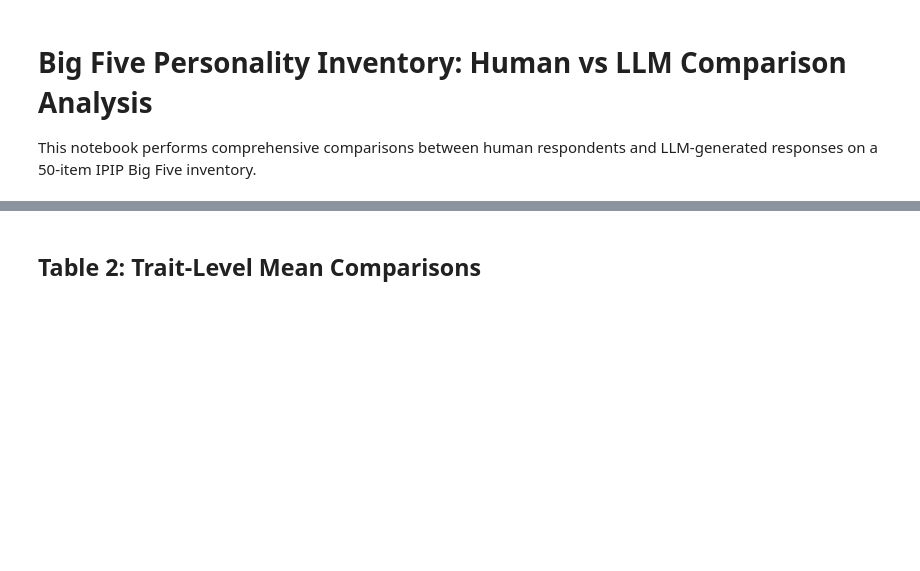
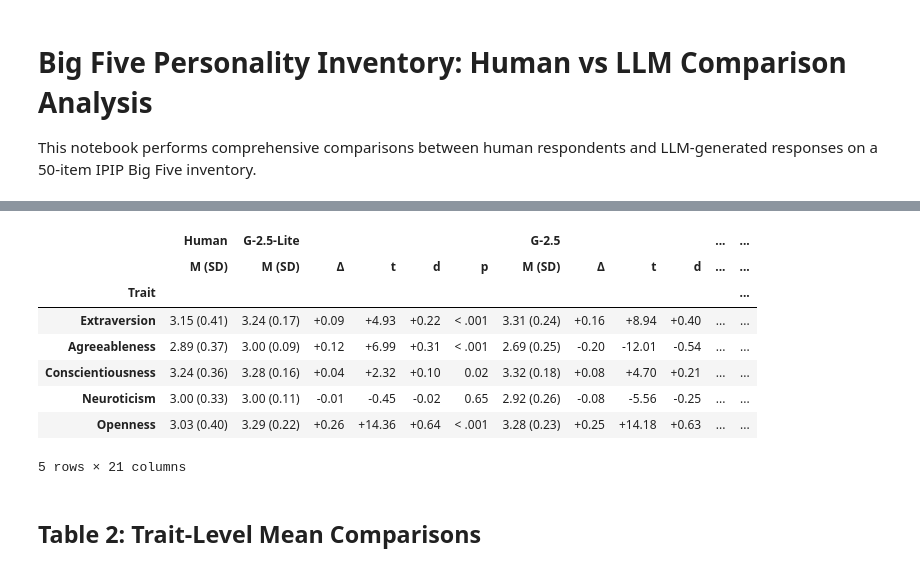
Before and after one commit to arshchowdhry1998/Human-and-LLM-distribution-, a Jupyter notebook: big_five_comparison_analysis.ipynb, the cells around one changed output, grey strips where cells are left out. Cells and saved outputs as stored; diff of their text form; code cells hidden in the pictures; blank space fills up the shorter version.

```diff
--- a/big_five_comparison_analysis.ipynb
+++ b/big_five_comparison_analysis.ipynb
@@ -160,3 +322,15 @@ def compute_trait_scores(df: pd.DataFrame) -> pd.DataFrame:
+# %%
+table_df
+# %% [output]
+|  | Human | G-2.5-Lite |  |  |  |  | G-2.5 |  |  |  | ... | ... |
+|  | M (SD) | M (SD) | Δ | t | d | p | M (SD) | Δ | t | d | ... | ... |
+| Trait |  |  |  |  |  |  |  |  |  |  |  | ... |
+| Extraversion | 3.15 (0.41) | 3.24 (0.17) | +0.09 | +4.93 | +0.22 | < .001 | 3.31 (0.24) | +0.16 | +8.94 | +0.40 | ... | ... |
+| Agreeableness | 2.89 (0.37) | 3.00 (0.09) | +0.12 | +6.99 | +0.31 | < .001 | 2.69 (0.25) | -0.20 | -12.01 | -0.54 | ... | ... |
+| Conscientiousness | 3.24 (0.36) | 3.28 (0.16) | +0.04 | +2.32 | +0.10 | 0.02 | 3.32 (0.18) | +0.08 | +4.70 | +0.21 | ... | ... |
+| Neuroticism | 3.00 (0.33) | 3.00 (0.11) | -0.01 | -0.45 | -0.02 | 0.65 | 2.92 (0.26) | -0.08 | -5.56 | -0.25 | ... | ... |
+| Openness | 3.03 (0.40) | 3.29 (0.22) | +0.26 | +14.36 | +0.64 | < .001 | 3.28 (0.23) | +0.25 | +14.18 | +0.63 | ... | ... |
+5 rows × 21 columns
 # %% [markdown]
 ## Table 2: Trait-Level Mean Comparisons
 # %%
```
Also changed, not shown: parts of 23 cells of this notebook, 2 other files.
